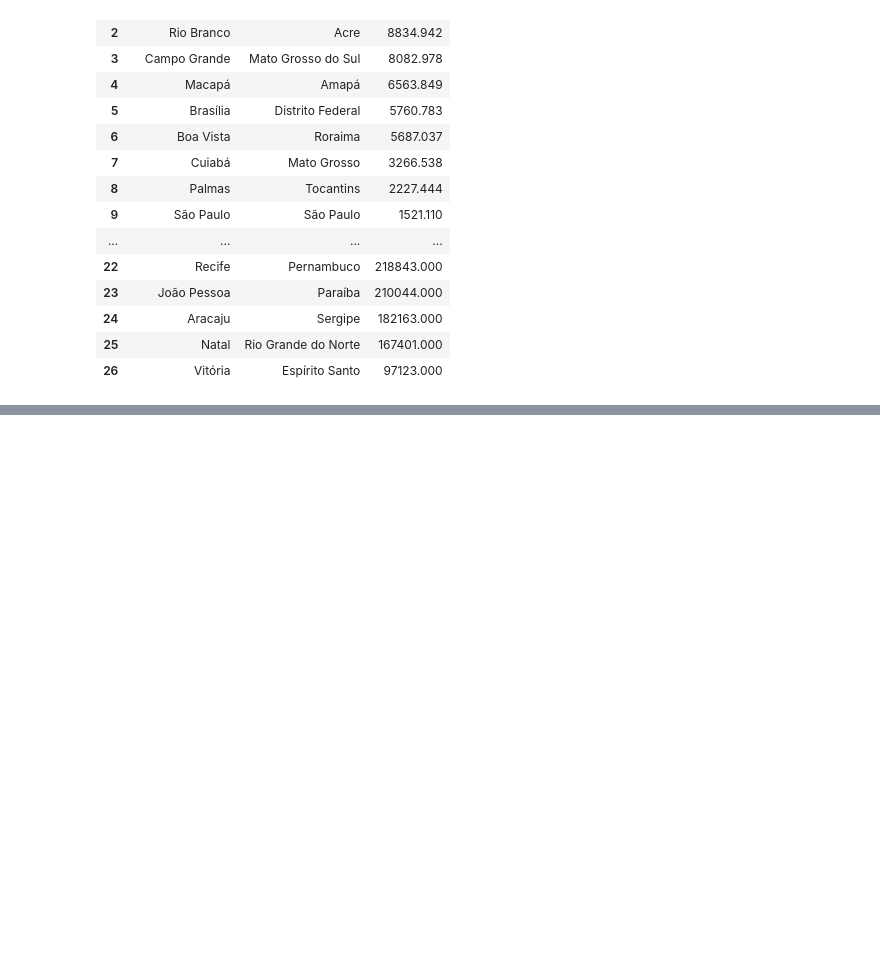
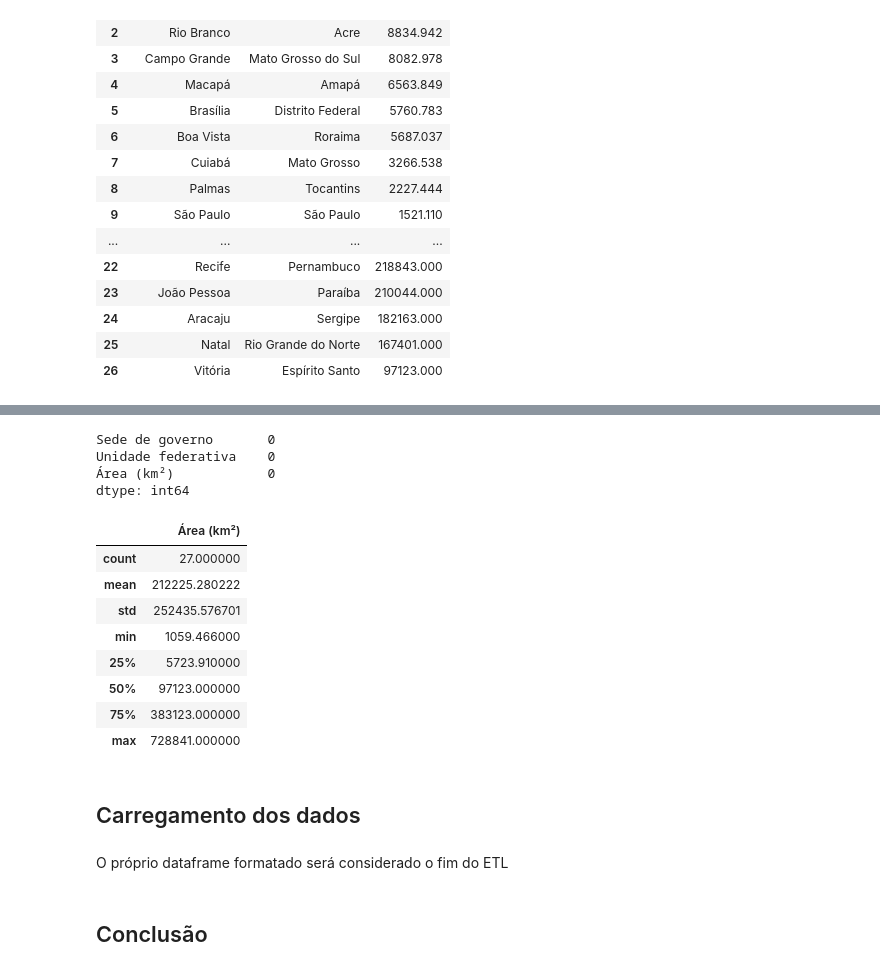
Before and after one commit to almemanuel/solve-challenges, a Jupyter notebook: scripts/1.ipynb, the cells around one changed output, grey strips where cells are left out. Saved outputs shown, nothing was run; the diff lists cells and outputs as text; code cells hidden in the pictures; blank space fills up the shorter version.

```diff
--- a/scripts/1.ipynb
+++ b/scripts/1.ipynb
@@ -61,11 +62,12 @@ endpoint
 Consumindo a API
 # %%
 with urllib.request.urlopen(endpoint) as url:
-    html = json.loads(url.read().decode())["parse"]["text"]["*"]
+    html:json = json.loads(url.read().decode())["parse"]["text"]["*"]
 # %% [markdown]
 Formatando a resposta para manter apenas os dados desejados
 # %%
-df = pd.read_html(html)[0].drop(['Posição', 'Código do IBGE'], axis=1)
+df:pd.DataFrame = pd.read_html(html)[0].drop(['Posição', 'Código do IBGE'], axis=1)
+
 df
 # %% [output]
 |  | Sede de governo | Unidade federativa | Área (km²) |
@@ -109,7 +111,10 @@ __Sim!__ A área pode ser convertida em número
 # %% [markdown]
 ### Configurando a área
 # %%
-def remove_space(string):
+def remove_space(string:str) -> str:
+    """
+    retorna a string de entrada sem os espaços
+    """
     return "".join(string.split())
 
 df['Área (km²)'] = df['Área (km²)'].apply(remove_space)
@@ -140,7 +145,10 @@ df
 Pela fonte ser a Wikipedia, existe a possibilidade de alguns dados conterem referências as notas da página web. Elas são colocadas entre colchetes.
 Para que os dados da tabela gerem menos margem de dúvidas, é importante remover essas possíveis notas
 # %%
-def remove_notes(string):
+def remove_notes(string:str) -> str:
+    """
+    retorna a string de entrada sem as anotações presentes na wiki
+    """
     return string.split('[')[0]
 
 for column in df.columns:
@@ -170,0 +194,25 @@ df
+# %%
+df.isnull().sum()
+# %% [output]
+Sede de governo       0
+Unidade federativa    0
+Área (km²)            0
+dtype: int64
+# %%
+df.describe()
+# %% [output]
+|  | Área (km²) |
+| count | 27.000000 |
+| mean | 212225.280222 |
+| std | 252435.576701 |
+| min | 1059.466000 |
+| 25% | 5723.910000 |
+| 50% | 97123.000000 |
+| 75% | 383123.000000 |
+| max | 728841.000000 |
+# %% [markdown]
+## Carregamento dos dados
+# %% [markdown]
+O próprio dataframe formatado será considerado o fim do ETL
+# %% [markdown]
+## Conclusão
```
Also changed, not shown: parts of 9 cells of this notebook.
